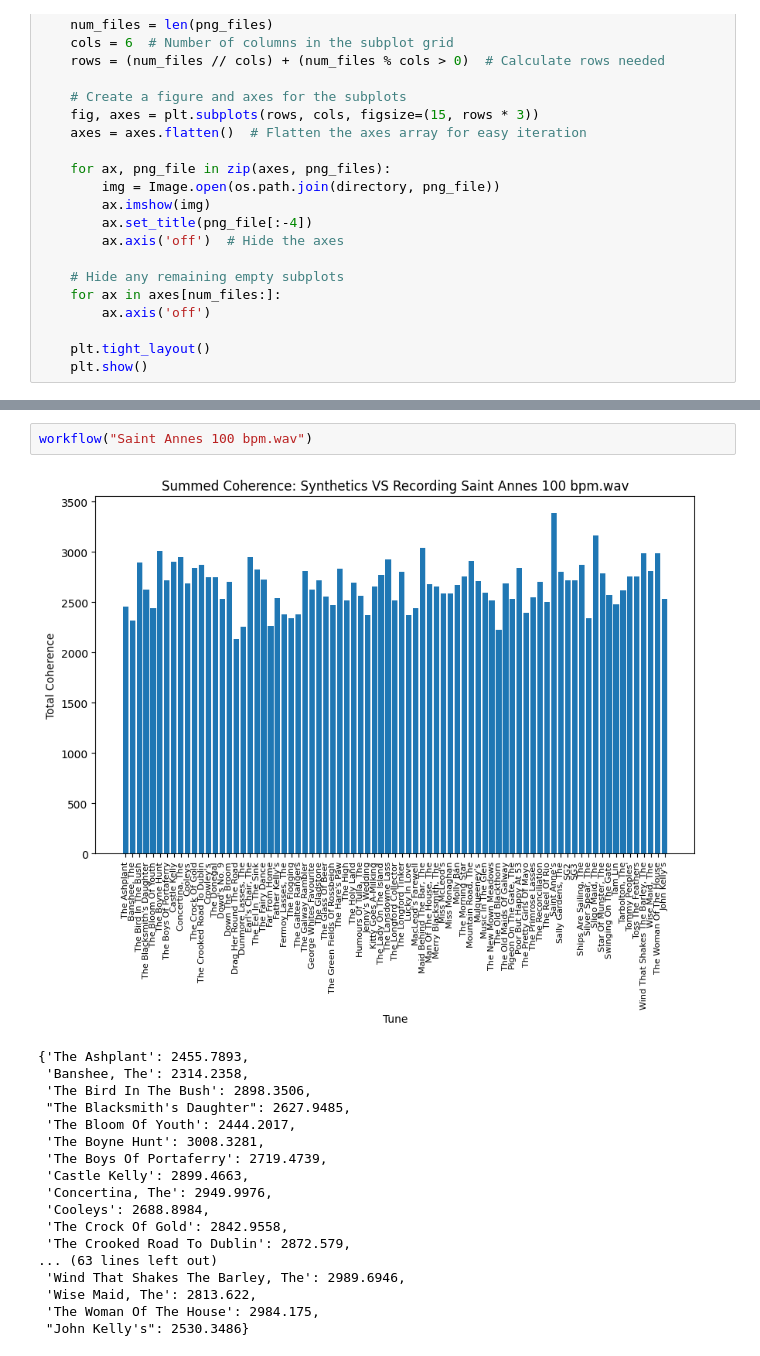
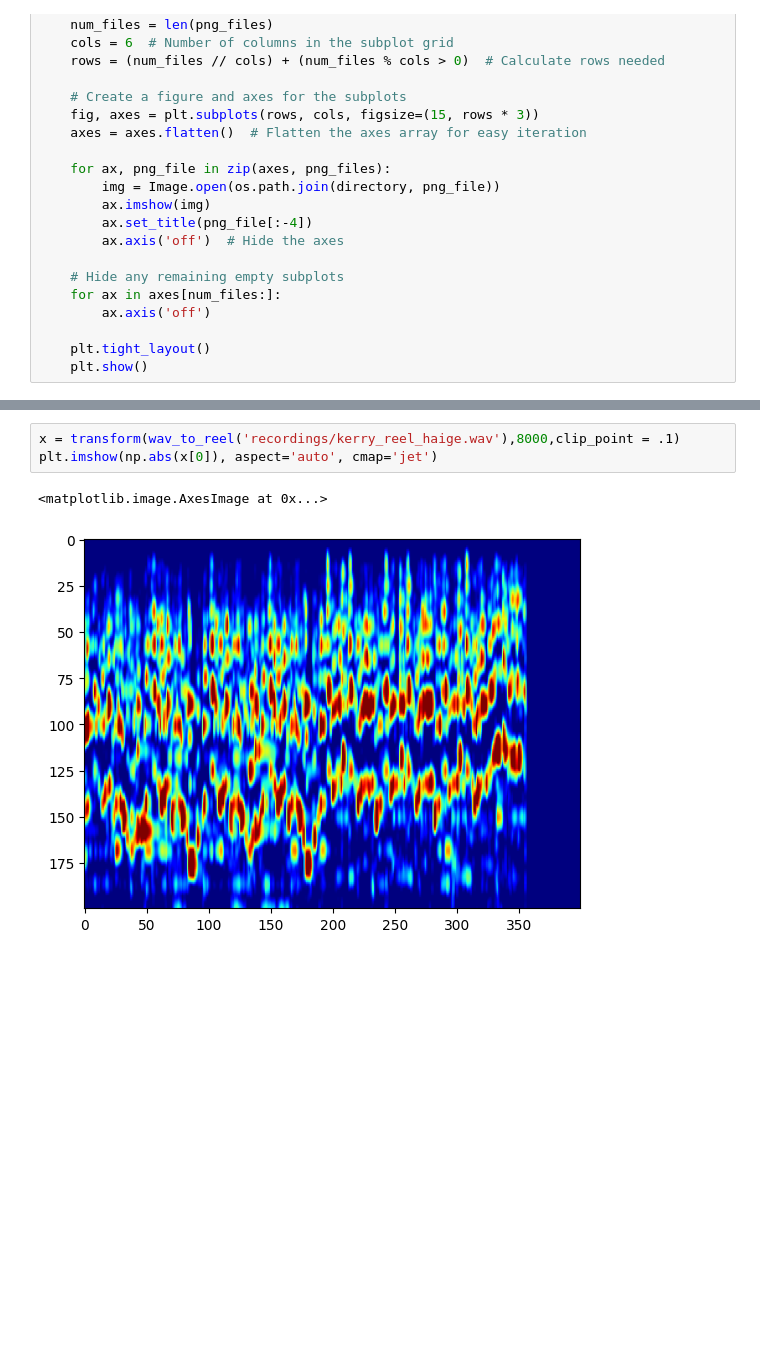
Before and after one commit to noshore5/Wavelet-Tech, a Jupyter notebook: synthetic_tunes/main_project.ipynb, the cells around one changed output, grey strips where cells are left out. Cells and saved outputs as stored; diff of their text form; blank space fills up the shorter version.

```diff
--- a/synthetic_tunes/main_project.ipynb
+++ b/synthetic_tunes/main_project.ipynb
@@ -451,24 +464,9 @@ def workflow(recording,plot = False,save = False):
     plt.show()
 
     return sums
-# %%
-workflow("Saint Annes 100 bpm.wav")
-# %% [output]
-[figure, removed]
-{'The Ashplant': 2455.7893,
- 'Banshee, The': 2314.2358,
- 'The Bird In The Bush': 2898.3506,
- "The Blacksmith's Daughter": 2627.9485,
- 'The Bloom Of Youth': 2444.2017,
- 'The Boyne Hunt': 3008.3281,
- 'The Boys Of Portaferry': 2719.4739,
- 'Castle Kelly': 2899.4663,
- 'Concertina, The': 2949.9976,
- 'Cooleys': 2688.8984,
- 'The Crock Of Gold': 2842.9558,
- 'The Crooked Road To Dublin': 2872.579,
-... (63 lines left out)
- 'Wind That Shakes The Barley, The': 2989.6946,
- 'Wise Maid, The': 2813.622,
- 'The Woman Of The House': 2984.175,
- "John Kelly's": 2530.3486}
+# %%
+x = transform(wav_to_reel('recordings/kerry_reel_haige.wav'),8000,clip_point = .1)
+plt.imshow(np.abs(x[0]), aspect='auto', cmap='jet')
+# %% [output]
+<matplotlib.image.AxesImage at 0x...>
+[figure, added]
```
Also changed, not shown: parts of 6 cells of this notebook, 5 other files.
